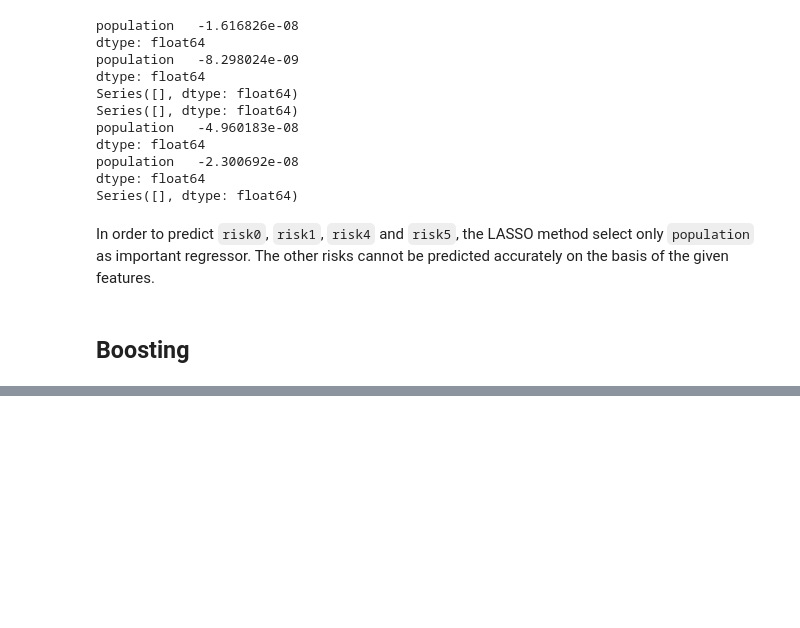
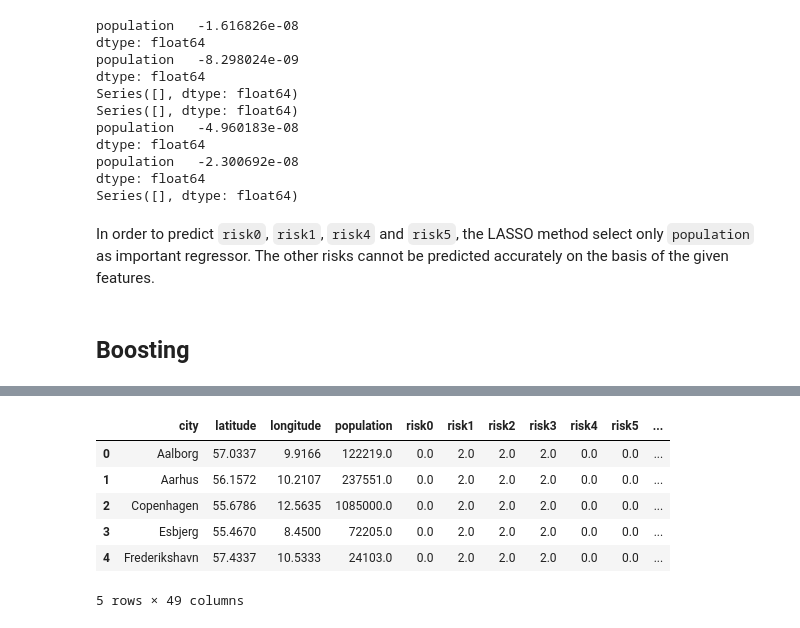
Before and after one commit to MDAIceland/WaterSecurity, a Jupyter notebook: classification/Feature Selection.ipynb, the cells around one changed output, grey strips where cells are left out. Saved outputs shown, nothing was run; the diff lists cells and outputs as text; code cells hidden in the pictures; blank space fills up the shorter version.

Commit message:
Classification using boosted model
filled_red_dataset.csv contains the selected features and the predicted risks

```diff
--- a/classification/Feature Selection.ipynb
+++ b/classification/Feature Selection.ipynb
@@ -96,5 +102,5 @@ def boosting_reg(train, y_train, risk, predictions, accuracy_scores):
 # %%
-def boosting_clas(gbm, test, y_test, risk, predictions, accuracy_scores):
+def boosting_clas(gbm, test, y_test, risk, accuracy_scores):
     accuracy_scores[risk][1] = gbm.score(test,y_test)
-    predictions[risk] = gbm.predict(test, iteration_range = (0, gbm.best_iteration))
+    predictions = gbm.predict(test, iteration_range = (0, gbm.best_iteration))
     return predictions, accuracy_scores
@@ -102,10 +110,12 @@ def boosting_clas(gbm, test, y_test, risk, predictions, accuracy_scores):
 risks = list(dt.filter(like='risk').columns)
 accuracy_scores = dict()
 best_predictors = set()
-predictions = dict()
+filled_dataset = dt.copy()
 for risk in risks:
     train, test, y_train, y_test = data_splitting(dt,risk)
-    gbm, features, accuracy_scores = boosting_reg(train, y_train, risk, predictions, accuracy_scores)
+    gbm, features, accuracy_scores = boosting_reg(train, y_train, risk, accuracy_scores)
     best_predictors.update(features)
-    predictions, accuracy_scores = boosting_clas(gbm, test, y_test, risk, predictions, accuracy_scores)
+    predictions, accuracy_scores = boosting_clas(gbm, test, y_test, risk, accuracy_scores)
+    test_index = dt.index.isin(test.index)
+    filled_dataset.loc[test_index, risk] = predictions.round()
 # %% [output]
@@ -123,5 +166,5 @@ accuracy_scores
 # %%
-get_back = ["city", "country", "country_code", "c40"]
+get_back = ["city", "country"]
 to_drop = set(dt.columns) - best_predictors - set(get_back)
 reduced_dataset = dt[dt.columns.drop(to_drop)]
 # %%
@@ -132,0 +182,3 @@ reduced_dataset.head()
+# %%
+to_drop = to_drop - set(dt.filter(like = 'risk').columns)
+filled_red_dataset = filled_dataset[dt.columns.drop(to_drop)]
@@ -132,0 +187,10 @@ reduced_dataset.head()
+# %%
+filled_red_dataset.head()
+# %% [output]
+|  | city | latitude | longitude | population | risk0 | risk1 | risk2 | risk3 | risk4 | risk5 | ... |
+| 0 | Aalborg | 57.0337 | 9.9166 | 122219.0 | 0.0 | 2.0 | 2.0 | 2.0 | 0.0 | 0.0 | ... |
+| 1 | Aarhus | 56.1572 | 10.2107 | 237551.0 | 0.0 | 2.0 | 2.0 | 2.0 | 0.0 | 0.0 | ... |
+| 2 | Copenhagen | 55.6786 | 12.5635 | 1085000.0 | 0.0 | 2.0 | 2.0 | 2.0 | 0.0 | 0.0 | ... |
+| 3 | Esbjerg | 55.4670 | 8.4500 | 72205.0 | 0.0 | 2.0 | 2.0 | 2.0 | 0.0 | 0.0 | ... |
+| 4 | Frederikshavn | 57.4337 | 10.5333 | 24103.0 | 0.0 | 2.0 | 2.0 | 2.0 | 0.0 | 0.0 | ... |
+5 rows × 49 columns
```
Also changed, not shown: parts of 12 cells of this notebook, 4 other files.
